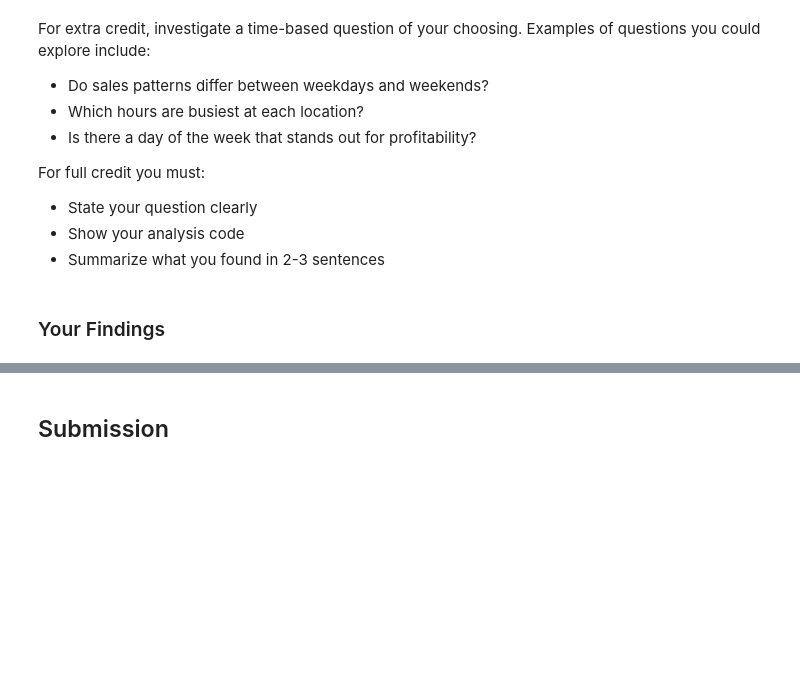
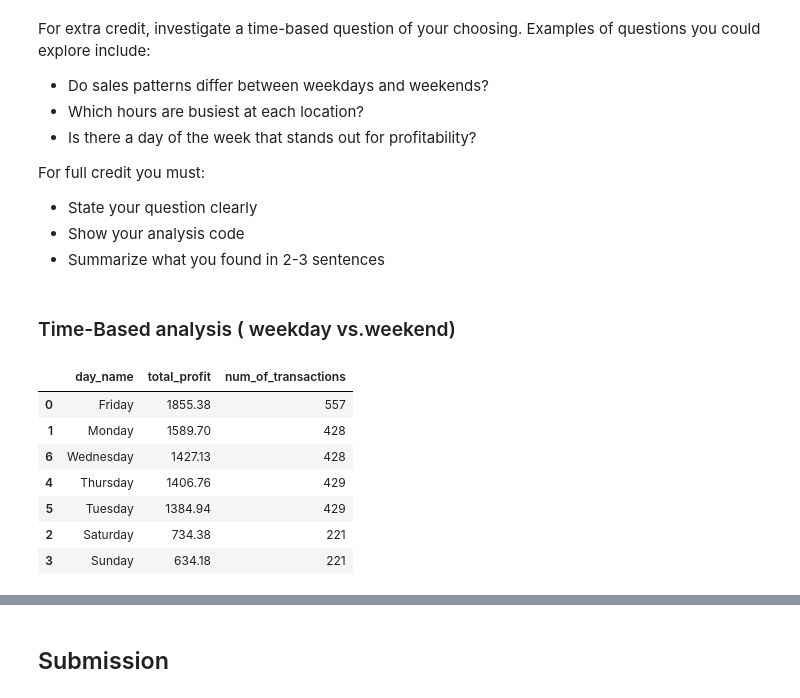
Before and after one commit to osamaabofarsakh25-cpu/py4eda-work, a Jupyter notebook: test2b/test_2b.ipynb, the cells around one changed output, grey strips where cells are left out. Saved outputs shown, nothing was run; the diff lists cells and outputs as text; code cells hidden in the pictures; blank space fills up the shorter version.

```diff
--- a/test2b/test_2b.ipynb
+++ b/test2b/test_2b.ipynb
@@ -443,2 +441,31 @@ For full credit you must:
 # %% [markdown]
-### Your Findings
+### Time-Based analysis ( weekday vs.weekend)
+# %%
+# Bonus: Your time-based analysis here
+
+
+# Weekday vs weekend profit analysis
+merged_data["day_name"] = merged_data["timestamp"].dt.day_name()
+
+# groupby total profit and number of transactions by day
+weekday_summary = (
+    merged_data
+    .groupby("day_name")
+    .agg(
+        total_profit=("profit", "sum"),
+        num_of_transactions=("transaction_id", "count")
+    )
+    .reset_index()
+    .sort_values(by="total_profit", ascending=False)      # sort values based on profit
+)
+
+weekday_summary             # display values
+# %% [output]
+|  | day_name | total_profit | num_of_transactions |
+| 0 | Friday | 1855.38 | 557 |
+| 1 | Monday | 1589.70 | 428 |
+| 6 | Wednesday | 1427.13 | 428 |
+| 4 | Thursday | 1406.76 | 429 |
+| 5 | Tuesday | 1384.94 | 429 |
+| 2 | Saturday | 734.38 | 221 |
+| 3 | Sunday | 634.18 | 221 |
```
Also changed, not shown: parts of 8 cells of this notebook.
